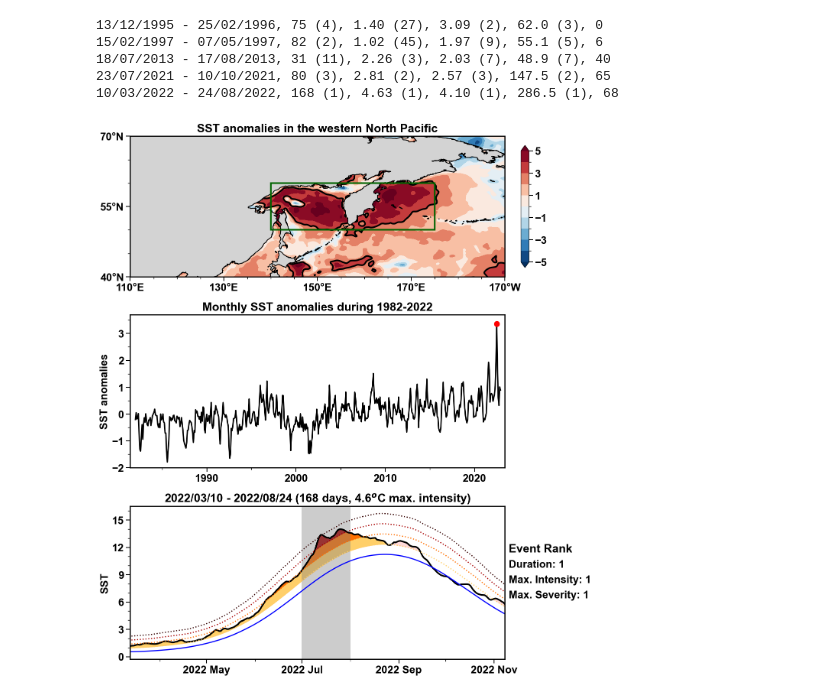
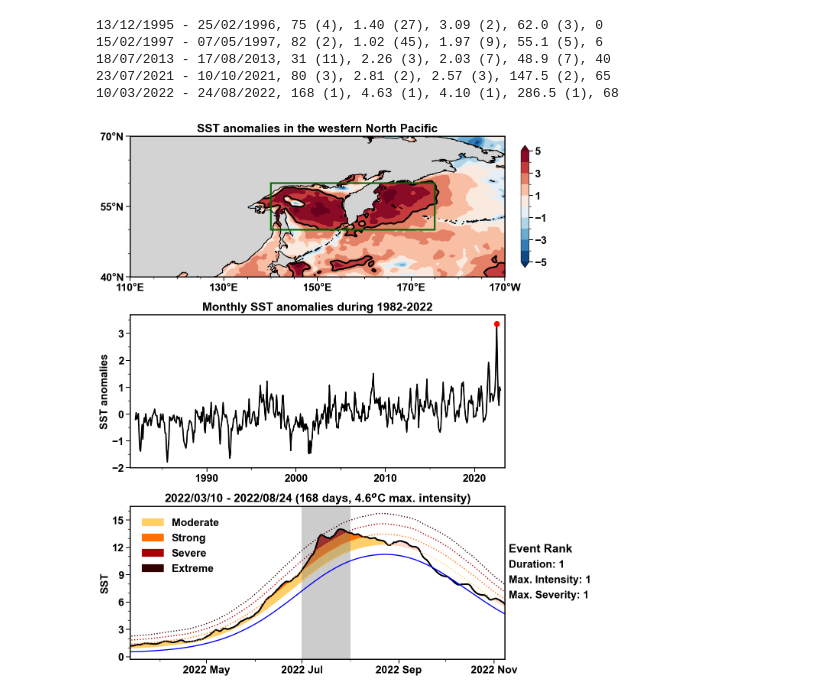
Before and after one commit to SongQiangH/OSWBS_MHW, a Jupyter notebook: Figure-1.ipynb, the cells around one changed output. Saved outputs shown, nothing was run; the diff lists cells and outputs as text; code cells hidden in the pictures.

```diff
--- a/Figure-1.ipynb
+++ b/Figure-1.ipynb
@@ -230,6 +230,13 @@ ax.plot(dates, thresh_cat3, ':', color=[0.66, 0, 0], linewidth=2)
 ax.plot(dates, thresh_cat4, ':', color=[0.2, 0, 0], linewidth=2)
 ax.plot(dates, clim['seas'], 'b-', linewidth=2)
 
+modb = mpatches.Patch(color=[1, 0.81, 0.41], label='Moderate')
+strb = mpatches.Patch(color=[1, 0.44, 0], label='Strong')
+sevb = mpatches.Patch(color=[0.66, 0, 0], label='Severe')
+extb = mpatches.Patch(color=[0.2, 0, 0], label='Extreme')
+ax.legend(handles=[modb, strb, sevb, extb],bbox_to_anchor=(0.02, 0.95), loc='upper left', \
+          borderaxespad=0.,frameon=False, prop={'size':20,'family':'Arial'})
+
 # other plot parameters
 t_centre = mhws['date_start'][ev] + (mhws['date_end'][ev] - mhws['date_start'][ev]) / 2
 t_min = t_centre - timedelta(days=80)
@@ -244,31 +251,31 @@ ax.tick_params(which='minor', direction='out', bottom=True, length=4, width=1)
 ax.xaxis.set_major_locator(dt.MonthLocator(interval=2))
 ax.xaxis.set_major_formatter(dt.DateFormatter("%Y %b"))
 ax.xaxis.set_minor_locator(dt.MonthLocator(interval=1))
 ax.xaxis.set_minor_formatter(ticker.NullFormatter())
 ax.yaxis.set_minor_locator(ticker.MultipleLocator(1))
 ax.axvspan(datetime.date(2022, 7, 1), datetime.date(2022, 8, 1), facecolor='gray', alpha=0.4)
 
 # plot title
 t_str = mhws['date_start'][ev].strftime("%Y/%m/%d") + ' - ' + \
         mhws['date_end'][ev].strftime("%Y/%m/%d" + ' (' + str(mhws['duration'][ev]) + ' days, ' + \
         "{:.1f}".format(mhws['intensity_max'][ev]) + '$^o$C max. intensity)')
 ax.set_title(t_str,fontname="Arial",loc='center',fontsize=22,pad=8)
 
 # Text about ranking
 ax.text(1.01, 0.7, 'Event Rank', fontsize=22, fontname="Arial", fontweight="bold", transform=ax.transAxes)
 ax.text(1.01, 0.6, 'Duration: ' + str(rank['duration'][ev]), fontsize=20, transform=ax.transAxes)
 ax.text(1.01, 0.5, 'Max. Intensity: ' + str(rank['intensity_max'][ev]), fontsize=20, transform=ax.transAxes)
 ax.text(1.01, 0.4, 'Max. Severity: ' + str(rank['intensity_max_norm'][ev]), fontsize=20, transform=ax.transAxes)
 ax.tick_params(axis='both', which='major', labelsize=20)
 ax = plt.gca()
 # 设置地图边框粗细
 for spine in ax.spines.values():
     spine.set_linewidth(2)
 
 # Save the plot by calling plt.savefig() BEFORE plt.show()
 outfile = '/public/home/songqh/project/NC_figure/figures/' + 'figure-1_response'
 # plt.savefig(outfile + '.tiff', facecolor=fig.get_facecolor(), edgecolor='none',dpi=600)
 # plt.savefig(outfile + '.jpg', facecolor=fig.get_facecolor(), edgecolor='none',dpi=600)
 plt.show()
 # %% [output]
-[figure, old version]
+[figure, new version]
```
Also changed, not shown: parts of 1 cell of this notebook, 1 other file.
